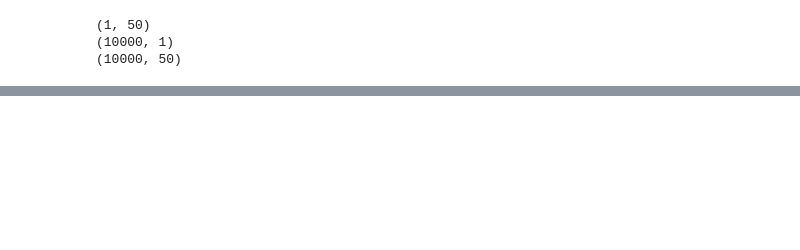
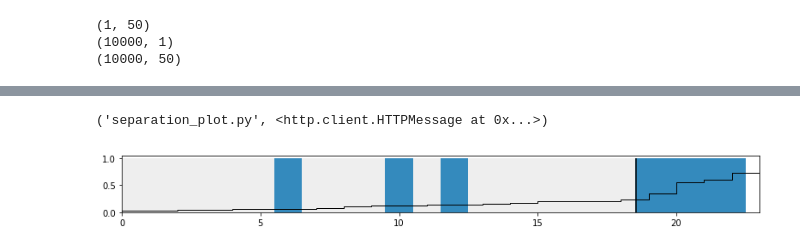
Before and after one commit to suna88/Bayesian-Methods-for-Hackers, a Jupyter notebook: ch2_spaceschip.ipynb, the cells around one changed output, grey strips where cells are left out. Cells and saved outputs as stored; diff of their text form; code cells hidden in the pictures; blank space fills up the shorter version.

```diff
--- a/ch2_spaceschip.ipynb
+++ b/ch2_spaceschip.ipynb
@@ -246,0 +268,13 @@ Text(0.5,0,'Probability of defect occuring in O-ring')
+# %%
+posterior_probability = simulations.mean(axis=0)
+
+# 観測, 破損発生の有無を生成したデータ, 破損発生の事後確率, 破損発生
+print("Obs. | Array of Simulated Defects | Posterior | Realized")
+print("                                                     Probability  Defect  ")
+print("                                                     of Defect                ")
+
+for i in range(len(D)):
+    print("%-4s | %s | %-12.2f | %d " %
+          (str(i).zfill(2),
+           str(simulations[:10, i])[:-1] + "...]".ljust(6),
+           posterior_probability[i], D[i]))
@@ -246,0 +326,11 @@ Text(0.5,0,'Probability of defect occuring in O-ring')
+# %%
+urlretrieve("https://git.io/vXtye", "separation_plot.py")
+# %% [output]
+('separation_plot.py', <http.client.HTTPMessage at 0x...>)
+# %%
+from separation_plot import separation_plot
+
+figsize(11, 1.5)
+separation_plot(posterior_probability, D)
+# %% [output]
+[figure, added]
```
Also changed, not shown: parts of 12 cells of this notebook, 1 other file.
